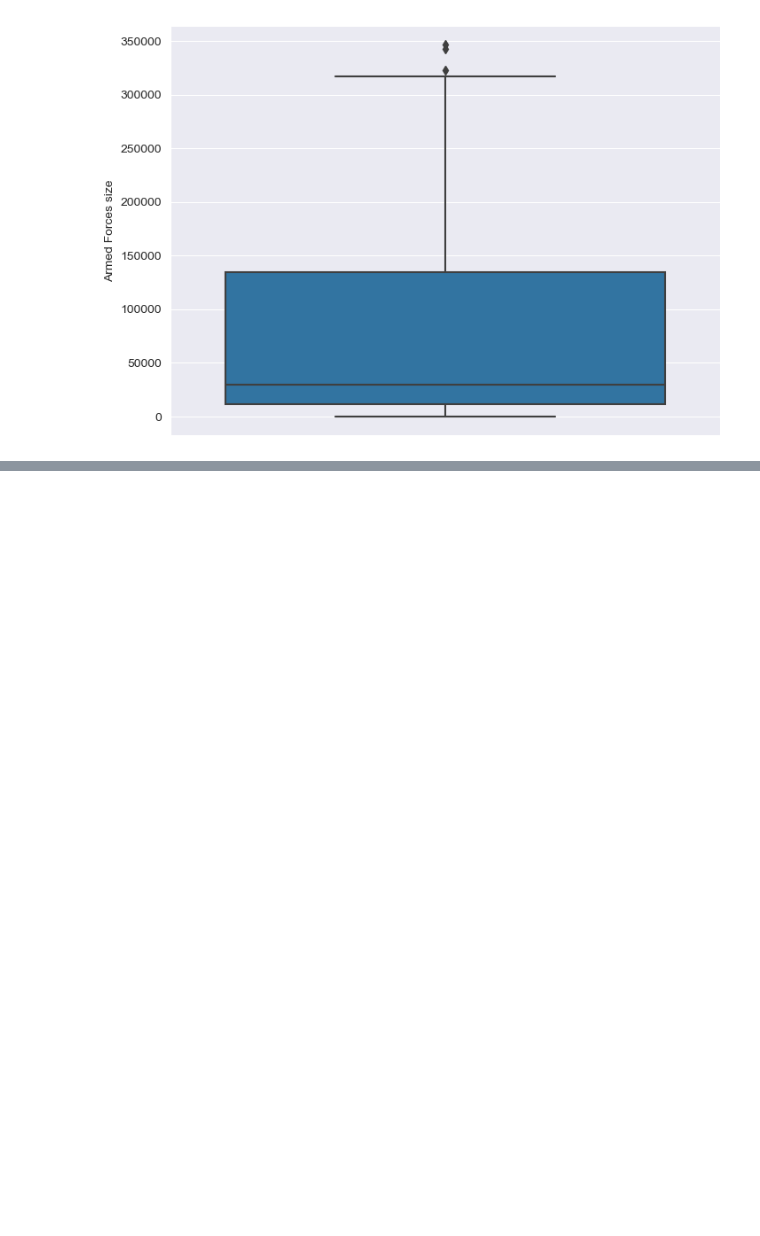
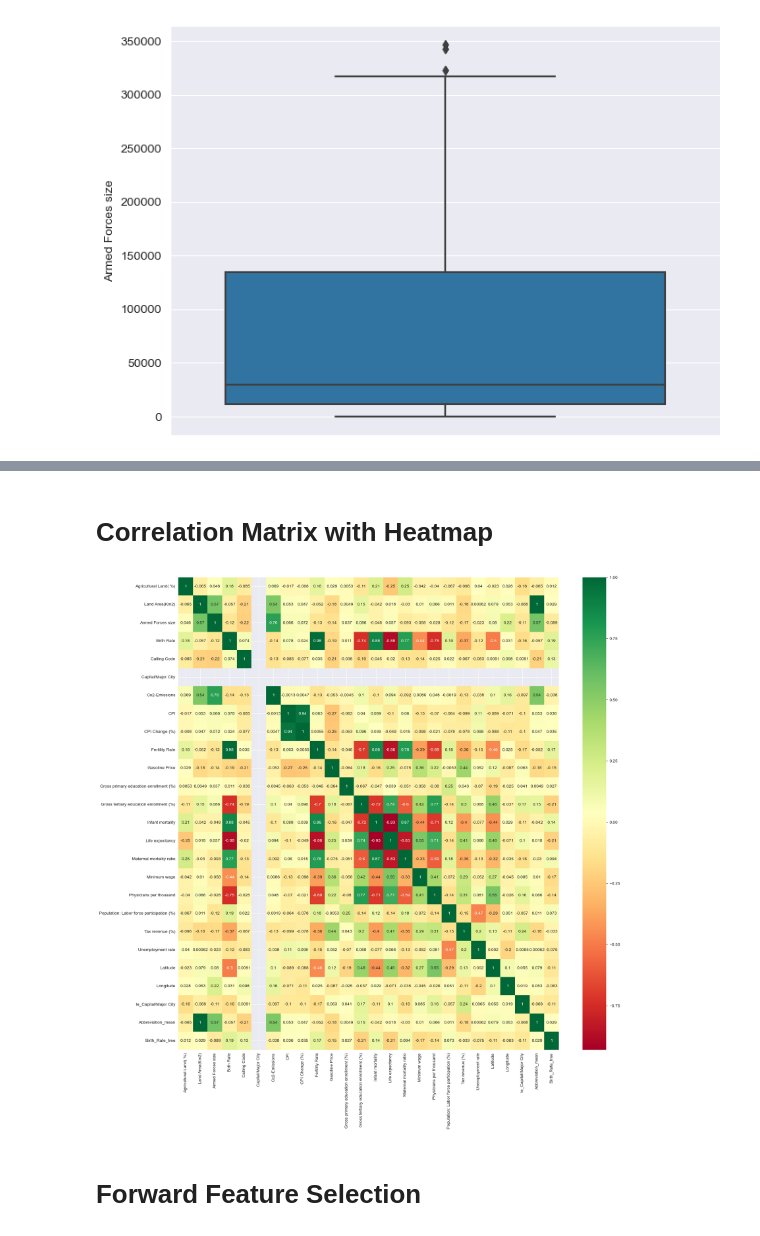
Before and after one commit to ShauryaMalhan/Data-trim, a Jupyter notebook: Shaurya221020448.ipynb, the cells around one changed output, grey strips where cells are left out. Cells and saved outputs as stored; diff of their text form; code cells hidden in the pictures; blank space fills up the shorter version.

```diff
--- a/Shaurya221020448.ipynb
+++ b/Shaurya221020448.ipynb
@@ -598,0 +599,20 @@ plt.show()
+# %% [markdown]
+# Correlation Matrix with Heatmap
+# %%
+corrmat = dm.corr()
+
+# Get the top correlated features (optional)
+# top_corr_features = corrmat.index
+
+# Set the figure size
+plt.figure(figsize=(20, 20))
+
+# Plot the heatmap
+g = sns.heatmap(corrmat, annot=True, cmap="RdYlGn")
+
+# Show the plot
+plt.show()
+# %% [output]
+[figure, added]
+# %% [markdown]
+# Forward Feature Selection
```
Also changed, not shown: parts of 24 cells of this notebook.
